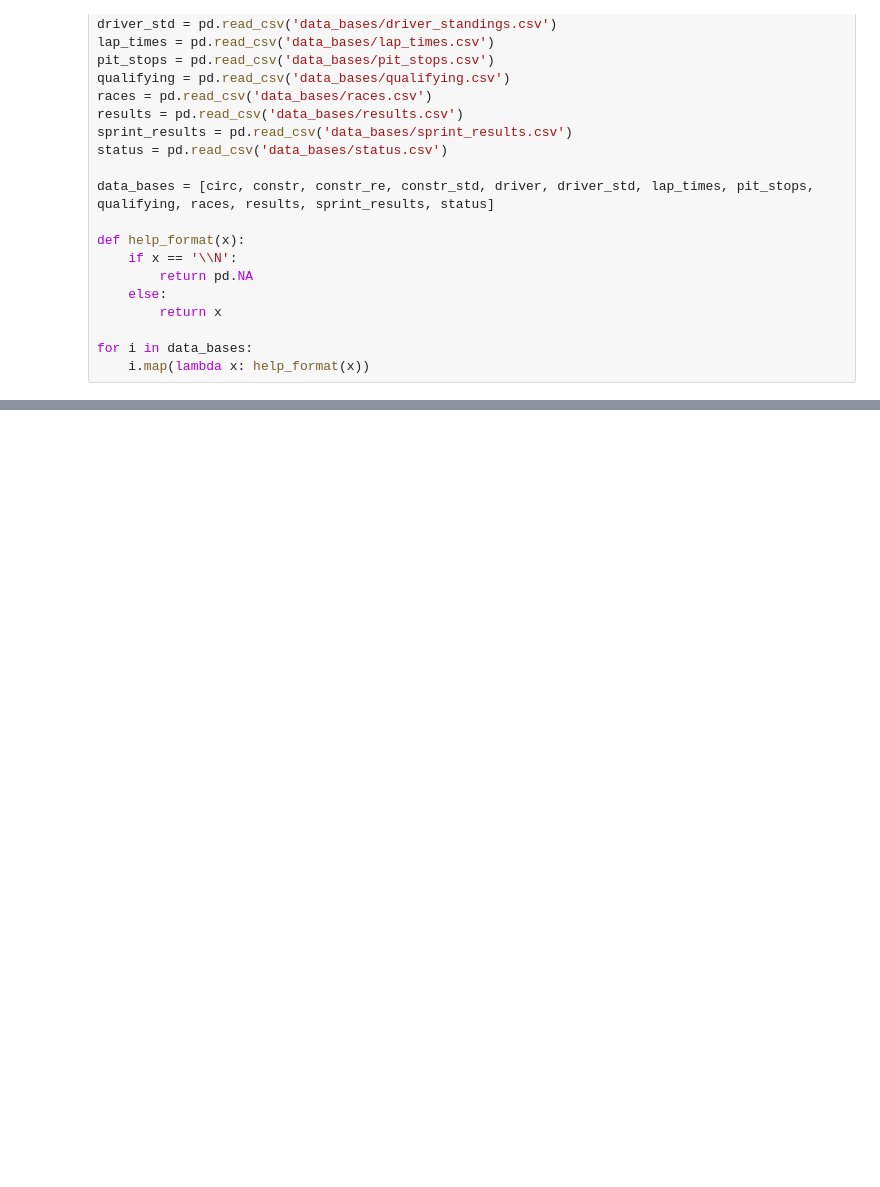
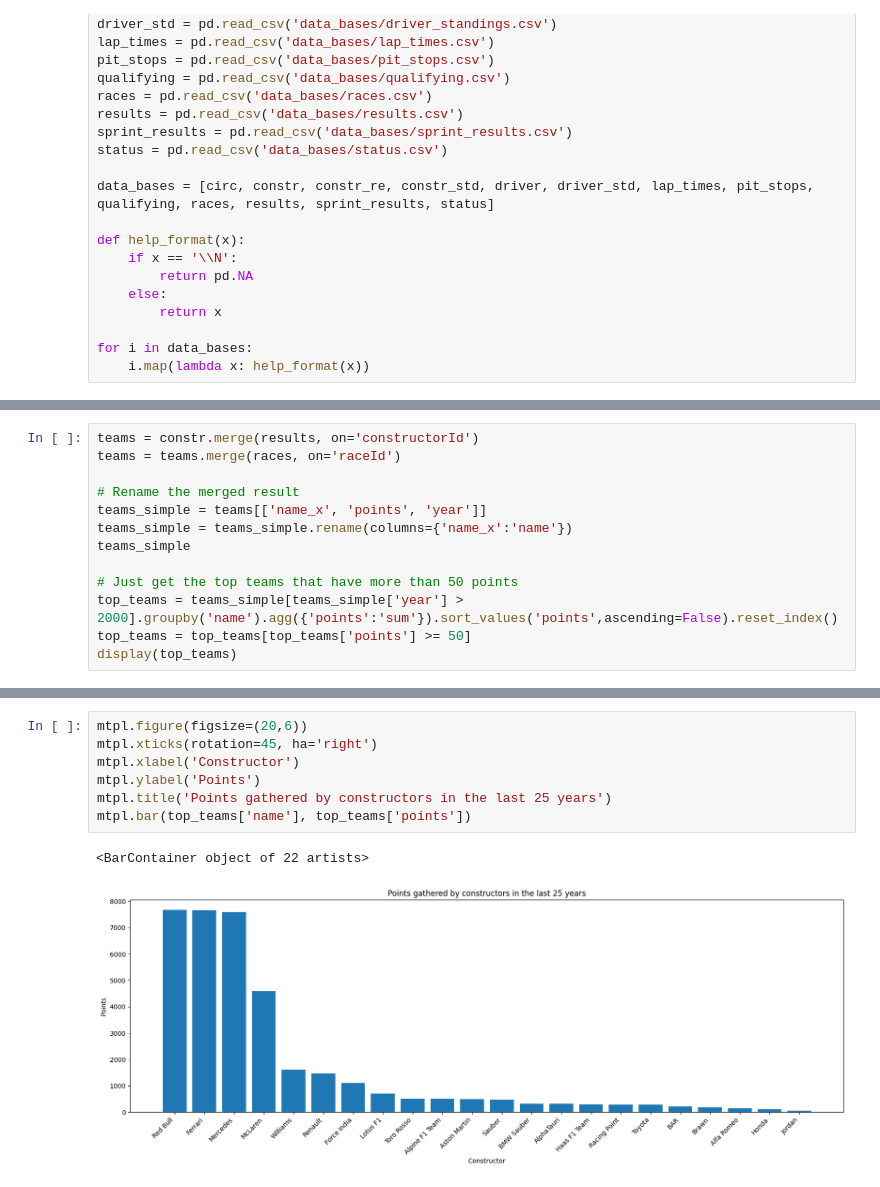
Before and after one commit to danielvm28/CMSC320_Spring25_FinalProject, a Jupyter notebook: check2.ipynb, the cells around one changed output, grey strips where cells are left out. Cells and saved outputs as stored; diff of their text form; blank space fills up the shorter version.

```diff
--- a/check2.ipynb
+++ b/check2.ipynb
@@ -31,0 +76,13 @@ for i in data_bases:
+# %%
+teams = constr.merge(results, on='constructorId')
+teams = teams.merge(races, on='raceId')
+
+# Rename the merged result
+teams_simple = teams[['name_x', 'points', 'year']]
+teams_simple = teams_simple.rename(columns={'name_x':'name'})
+teams_simple
+
+# Just get the top teams that have more than 50 points
+top_teams = teams_simple[teams_simple['year'] > 2000].groupby('name').agg({'points':'sum'}).sort_values('points',ascending=False).reset_index()
+top_teams = top_teams[top_teams['points'] >= 50]
+display(top_teams)
@@ -31,0 +107,10 @@ for i in data_bases:
+# %%
+mtpl.figure(figsize=(20,6))
+mtpl.xticks(rotation=45, ha='right')
+mtpl.xlabel('Constructor')
+mtpl.ylabel('Points')
+mtpl.title('Points gathered by constructors in the last 25 years')
+mtpl.bar(top_teams['name'], top_teams['points'])
+# %% [output]
+<BarContainer object of 22 artists>
+[figure, added]
```
Also changed, not shown: parts of 4 cells of this notebook.
